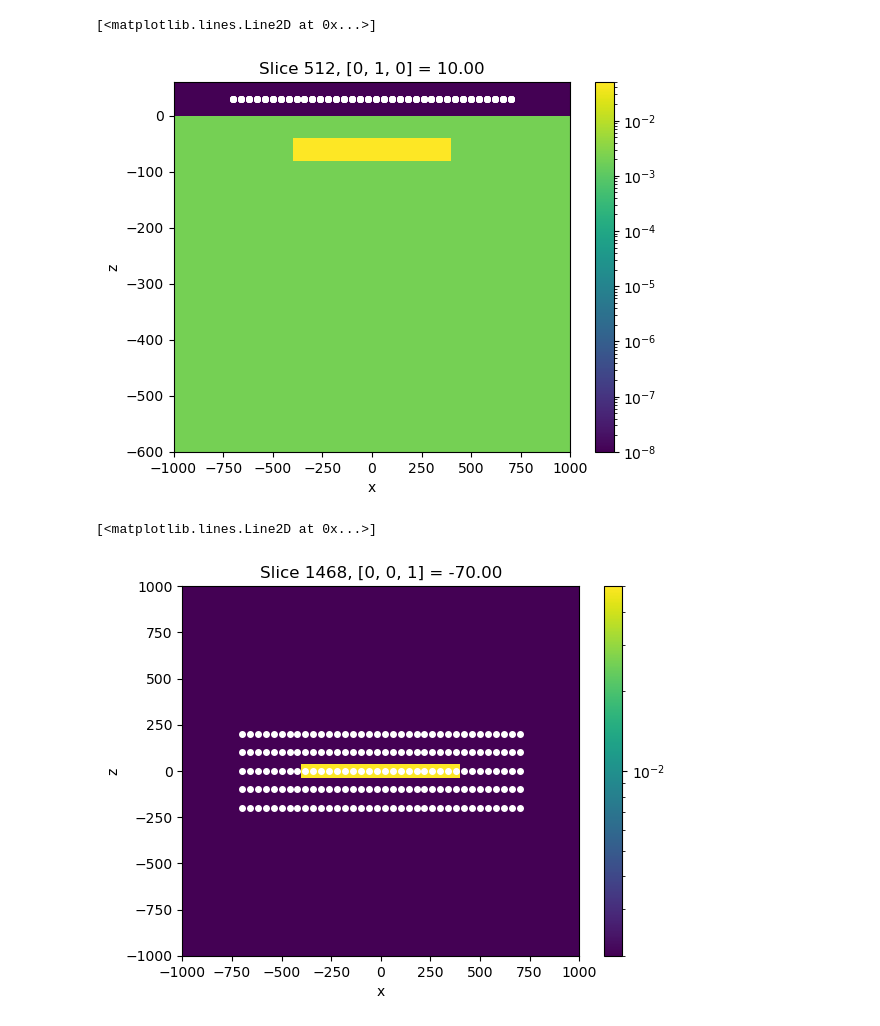
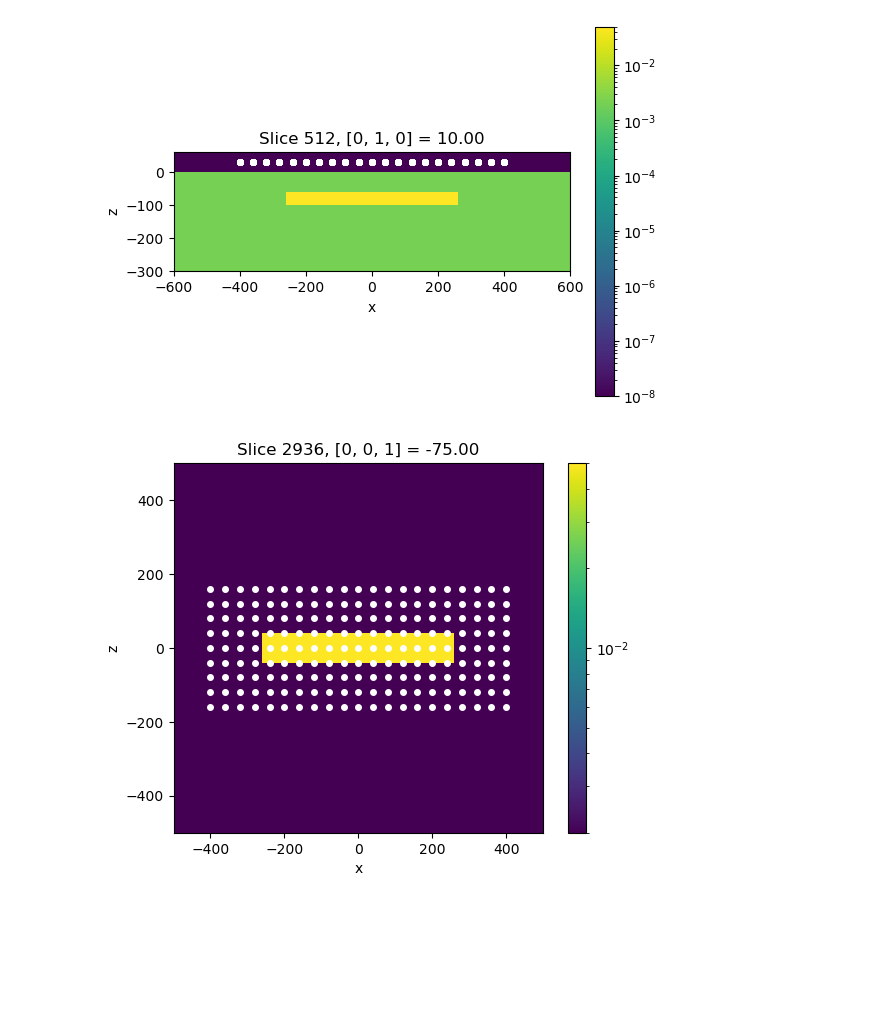
Before and after one commit to ubcgif/2025-heagy-etal-tle, a Jupyter notebook: notebooks/td-octree-target-0/create-ubc-inputs.ipynb, the cells around one changed output. Cells and saved outputs as stored; diff of their text form; code cells hidden in the pictures; blank space fills up the shorter version.

```diff
--- a/notebooks/td-octree-target-0/create-ubc-inputs.ipynb
+++ b/notebooks/td-octree-target-0/create-ubc-inputs.ipynb
@@ -40,13 +40,16 @@ files.remove("rx_locs.txt")
 # rx_locs[:, 1] =
 tx_height = 30
 
-rx_x = (np.linspace(-700, 700, 141))[::4]
+rx_x = (np.linspace(-400, 400, 81))[::4]
 
-rx_y = np.r_[-200, -100, 0, 100, 200]
+rx_y = np.r_[-160, -120, -80, -40, 0, 40, 80, 120, 160]
+# rx_y = np.r_[-80, -40, 0, 40, 80]
+
 rx_z = tx_height
 
 rx_locs = discretize.utils.ndgrid([rx_x, rx_y, rx_z])
 rx_x
 
-files.remove("rx_times.txt")
-rx_times = np.loadtxt(f"{directory}/rx_times.txt")
+# rx_times = np.loadtxt(f"{directory}/rx_times.txt")
+rx_times = np.logspace(np.log10(2e-5), np.log10(2e-3), 20)
+np.save("rx_times.npy", rx_times)
@@ -190,9 +202,9 @@ target_z = np.r_[-200, -20]
 # %%
 models = {}
 
-target_x = np.r_[-400, 400]
+target_x = np.r_[-250, 250]
 target_y = np.r_[-40, 40]
-target_z_center = -60
+target_z_center = -80
 target_thickness = 40
 
 # background model
@@ -214,34 +226,34 @@ for dip in target_dips:
 # %%
 fig, ax = plt.subplots(1, 1)
 plt.colorbar(
     ubc_mesh.plot_slice(
         models["target_0"], ax=ax, pcolor_opts={"norm":LogNorm()},
         normal="Y",
     )[0], ax=ax
 )
 
-ax.set_xlim(1000*np.r_[-1, 1])
-ax.set_ylim(np.r_[-600, 60])
+ax.set_xlim(600*np.r_[-1, 1])
+ax.set_ylim(np.r_[-300, 60])
 ax.plot(rx_locs[:, 0], rx_locs[:, 2], "wo", ms=4)
+ax.set_aspect(1)
 # %% [output]
-[<matplotlib.lines.Line2D at 0x...>]
-[figure, old version]
+[figure, new version]
 # %%
 fig, ax = plt.subplots(1, 1)
 plt.colorbar(
     ubc_mesh.plot_slice(
         models["target_0"], ax=ax, pcolor_opts={"norm":LogNorm()},
-        normal="Z", ind=1468
+        normal="Z", ind=2936
     )[0],
     ax=ax
 )
 
-ax.set_xlim(1000*np.r_[-1, 1])
-ax.set_ylim(1000*np.r_[-1, 1])
+ax.set_xlim(500*np.r_[-1, 1])
+ax.set_ylim(500*np.r_[-1, 1])
 
 ax.plot(rx_locs[:, 0], rx_locs[:, 1], "wo", ms=4)
+ax.set_aspect(1)
 # %% [output]
-[<matplotlib.lines.Line2D at 0x...>]
-[figure, old version]
+[figure, new version]
 # %%
 discretize.TreeMesh.write_model_UBC(ubc_mesh, "target_0.con", models["target_0"])
```
Also changed, not shown: parts of 18 cells of this notebook, 52 other files.
